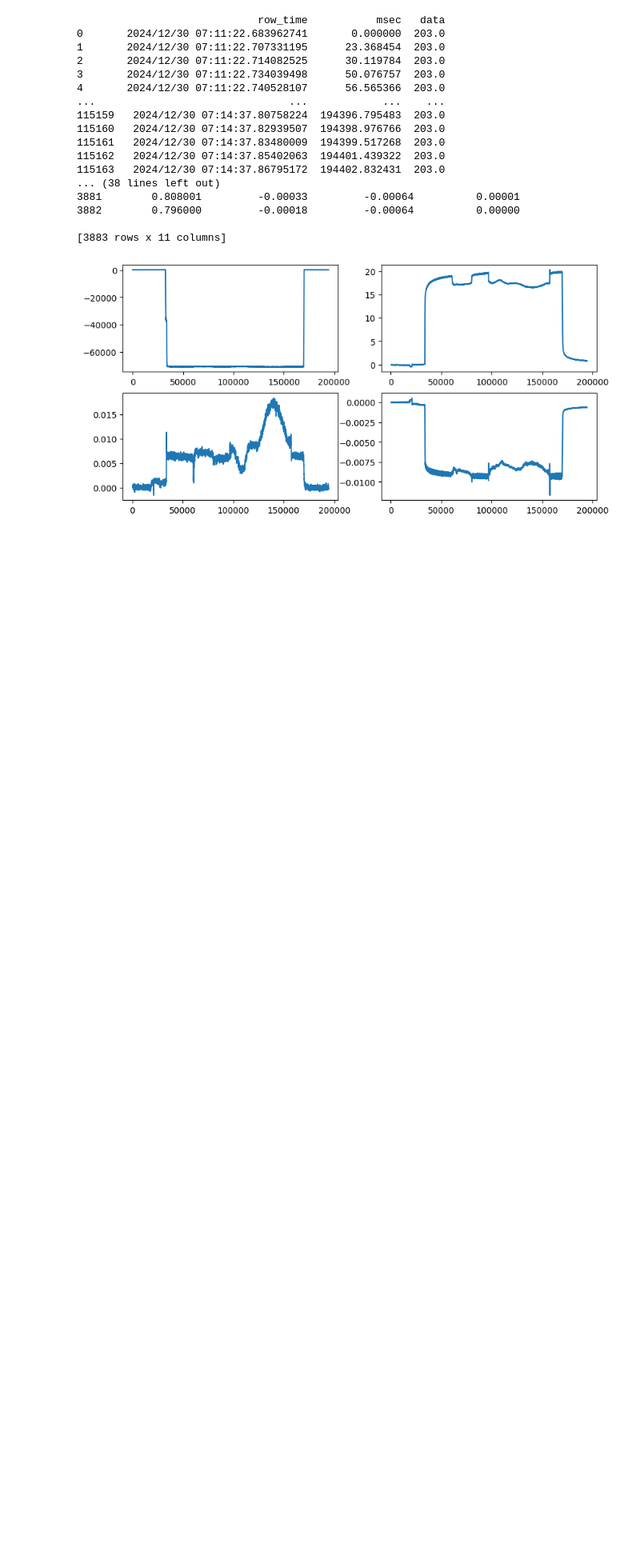
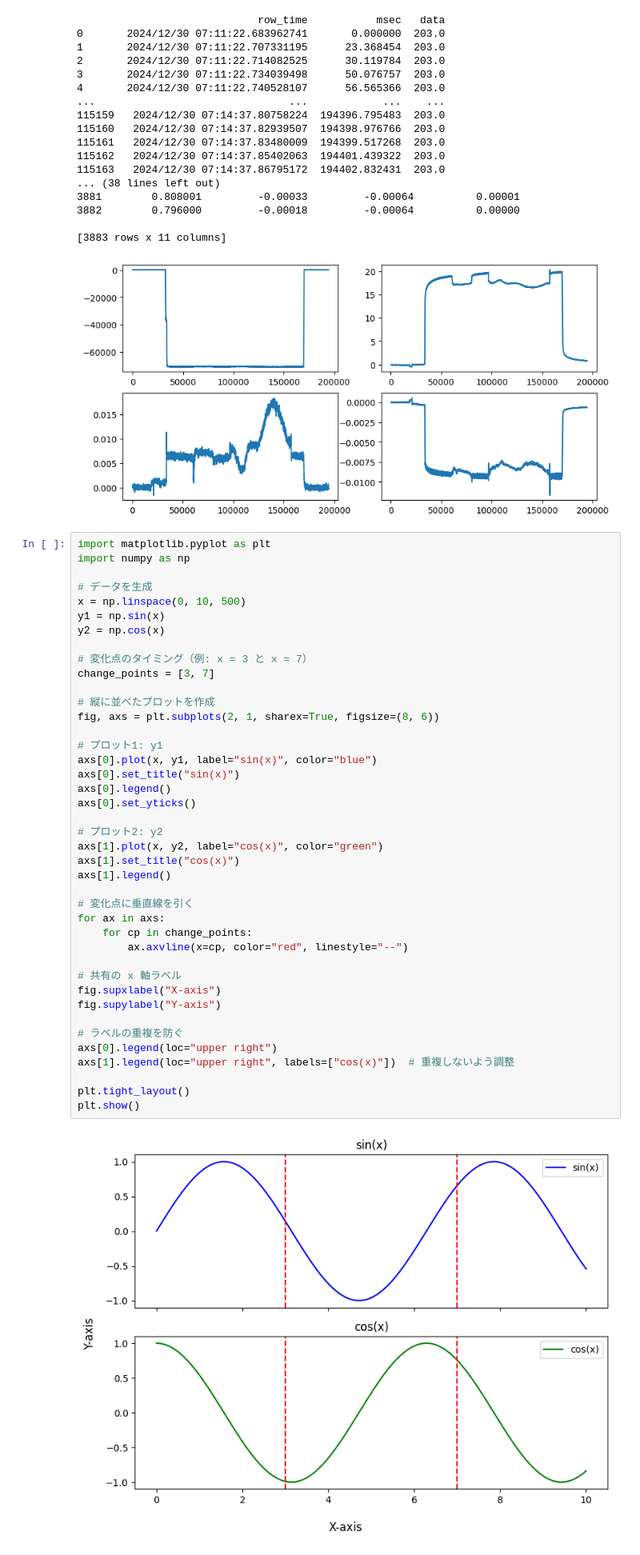
Before and after one commit to izumi0x01/ros2bagConverter, a Jupyter notebook: plot.ipynb, the cells around one changed output. Shown at 80% size. Saved outputs shown, nothing was run; the diff lists cells and outputs as text; blank space fills up the shorter version.

```diff
--- a/plot.ipynb
+++ b/plot.ipynb
@@ -90,6 +229,49 @@ plt.show()
 
 [3883 rows x 11 columns]
 [figure]
+# %%
+import matplotlib.pyplot as plt
+import numpy as np
+
+# データを生成
+x = np.linspace(0, 10, 500)
+y1 = np.sin(x)
+y2 = np.cos(x)
+
+# 変化点のタイミング（例: x = 3 と x = 7）
+change_points = [3, 7]
+
+# 縦に並べたプロットを作成
+fig, axs = plt.subplots(2, 1, sharex=True, figsize=(8, 6))
+
+# プロット1: y1
+axs[0].plot(x, y1, label="sin(x)", color="blue")
+axs[0].set_title("sin(x)")
+axs[0].legend()
+axs[0].set_yticks()
+
+# プロット2: y2
+axs[1].plot(x, y2, label="cos(x)", color="green")
+axs[1].set_title("cos(x)")
+axs[1].legend()
+
+# 変化点に垂直線を引く
+for ax in axs:
+    for cp in change_points:
+        ax.axvline(x=cp, color="red", linestyle="--")
+
+# 共有の x 軸ラベル
+fig.supxlabel("X-axis")
+fig.supylabel("Y-axis")
+
+# ラベルの重複を防ぐ
+axs[0].legend(loc="upper right")
+axs[1].legend(loc="upper right", labels=["cos(x)"])  # 重複しないよう調整
+
+plt.tight_layout()
+plt.show()
+# %% [output]
+[figure, added]
 # %%
 path = "./bag/sg_exp_new-pad_motiage_2/sg_exp_new-pad_motiage_2_0.db3"
 bag_converter.connectDB(path)
```
Also changed, not shown: parts of 5 cells of this notebook.
